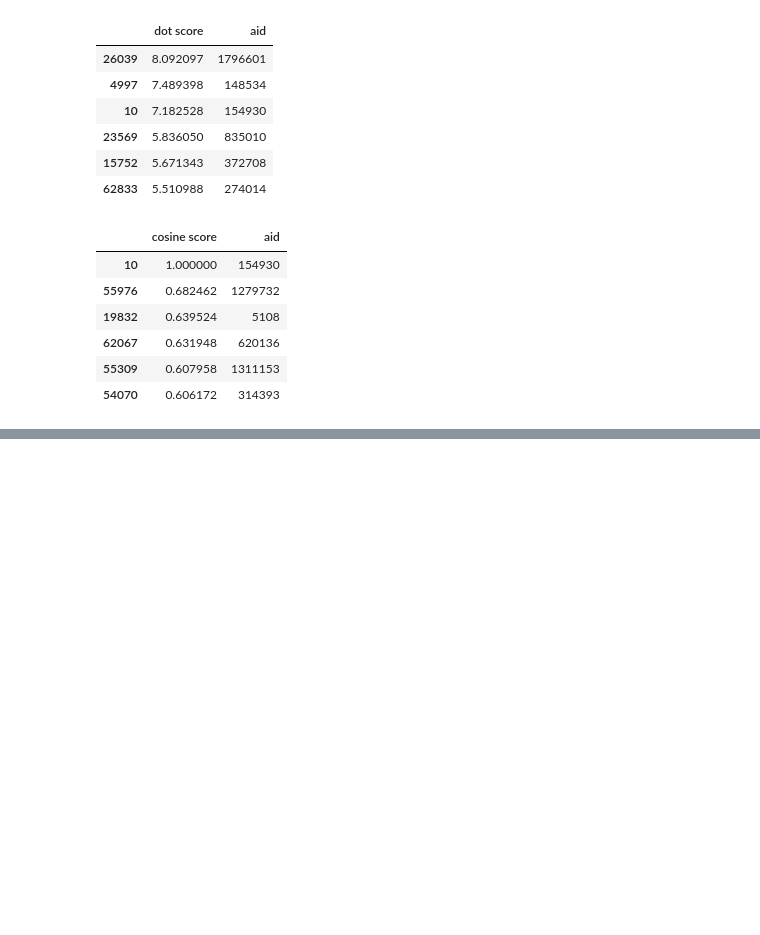
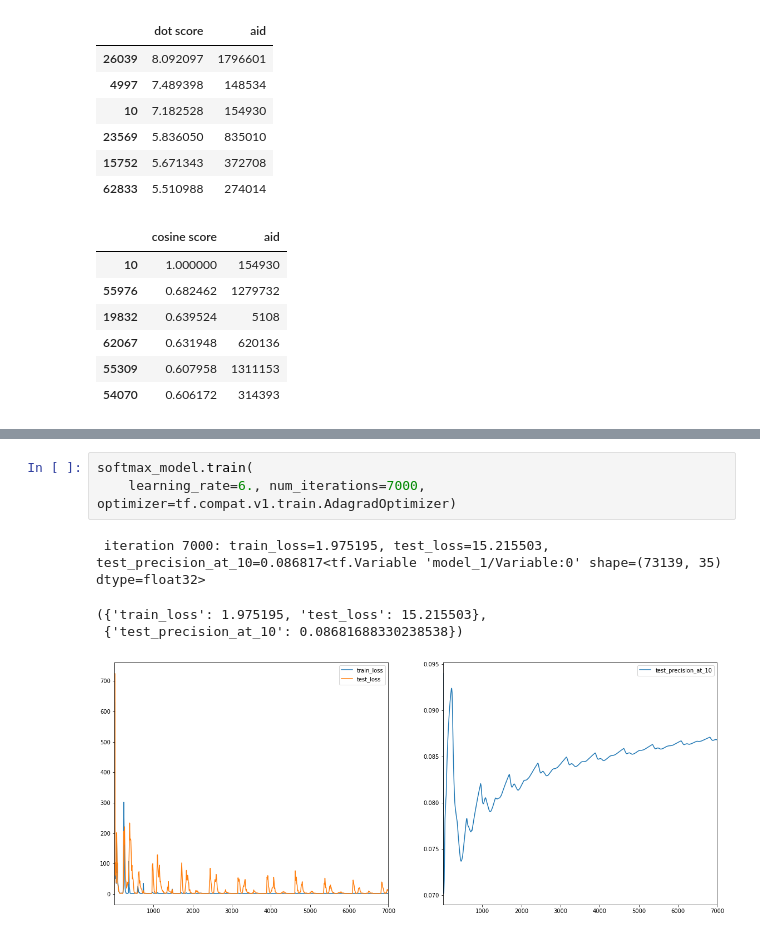
Before and after one commit to insistedMarin/ML-based-Recommendation-Systems, a Jupyter notebook: Matrix_Factorization_model.ipynb, the cells around one changed output, grey strips where cells are left out. Saved outputs shown, nothing was run; the diff lists cells and outputs as text; blank space fills up the shorter version.

```diff
--- a/Matrix_Factorization_model.ipynb
+++ b/Matrix_Factorization_model.ipynb
@@ -301,0 +513,8 @@ item_neighbors(model, last_aid, COSINE)
+# %%
+softmax_model.train(
+    learning_rate=6., num_iterations=7000, optimizer=tf.compat.v1.train.AdagradOptimizer)
+# %% [output]
+ iteration 7000: train_loss=1.975195, test_loss=15.215503, test_precision_at_10=0.086817<tf.Variable 'model_1/Variable:0' shape=(73139, 35) dtype=float32>
+({'train_loss': 1.975195, 'test_loss': 15.215503},
+ {'test_precision_at_10': 0.08681688330238538})
+[figure, added]
```
Also changed, not shown: parts of 15 cells of this notebook.
